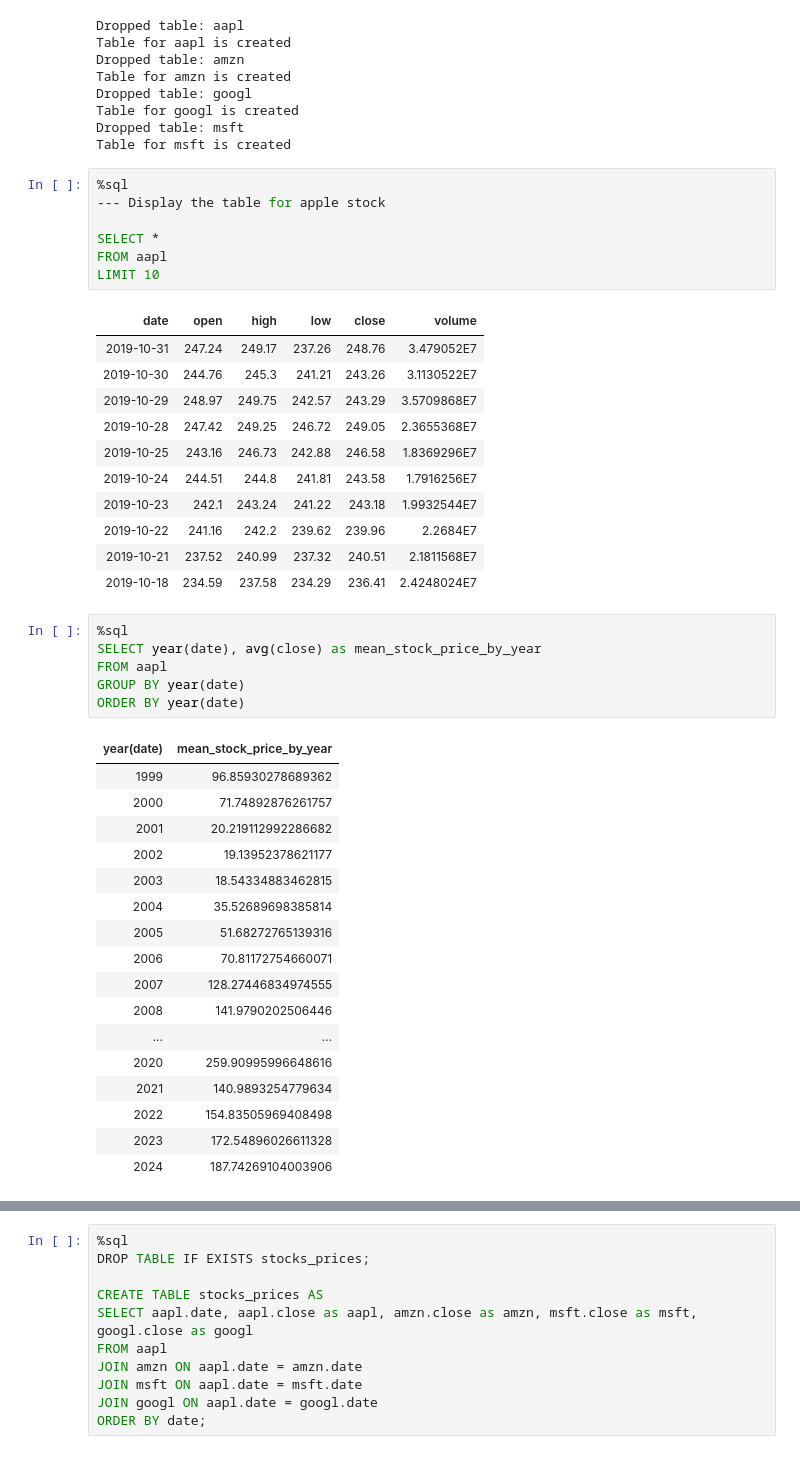
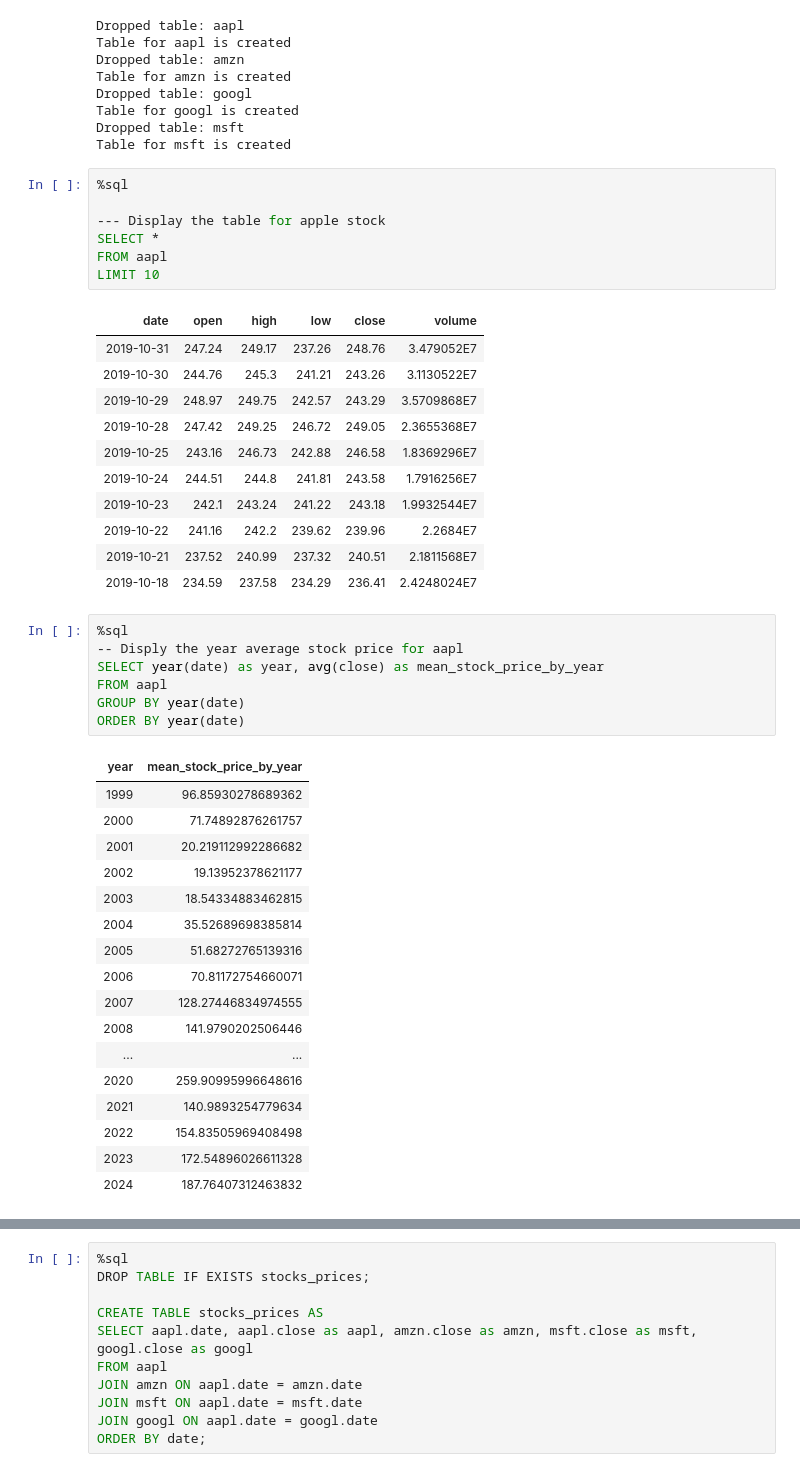
Before and after one commit to mus514/ML_Pipeline_Hub, a Jupyter notebook: sql_daily_table.ipynb, the cells around one changed output, grey strips where cells are left out. Drawn from its saved outputs; the diff is of its cells as text.

```diff
--- a/sql_daily_table.ipynb
+++ b/sql_daily_table.ipynb
@@ -45,8 +45,8 @@ Dropped table: msft
 Table for msft is created
 # %%
 %sql
+
 --- Display the table for apple stock
-
 SELECT *
 FROM aapl
 LIMIT 10
@@ -64,12 +64,13 @@ LIMIT 10
 | 2019-10-18 | 234.59 | 237.58 | 234.29 | 236.41 | 2.4248024E7 |
 # %%
 %sql
-SELECT year(date), avg(close) as mean_stock_price_by_year
+-- Disply the year average stock price for aapl
+SELECT year(date) as year, avg(close) as mean_stock_price_by_year
 FROM aapl
 GROUP BY year(date)
 ORDER BY year(date)
 # %% [output]
-| year(date) | mean_stock_price_by_year |
+| year | mean_stock_price_by_year |
 | 1999 | 96.85930278689362 |
 | 2000 | 71.74892876261757 |
 | 2001 | 20.219112992286682 |
@@ -85,4 +86,4 @@ ORDER BY year(date)
 | 2021 | 140.9893254779634 |
 | 2022 | 154.83505969408498 |
 | 2023 | 172.54896026611328 |
-| 2024 | 187.74269104003906 |
+| 2024 | 187.76407312463832 |
```
Also changed, not shown: parts of 4 cells of this notebook.
